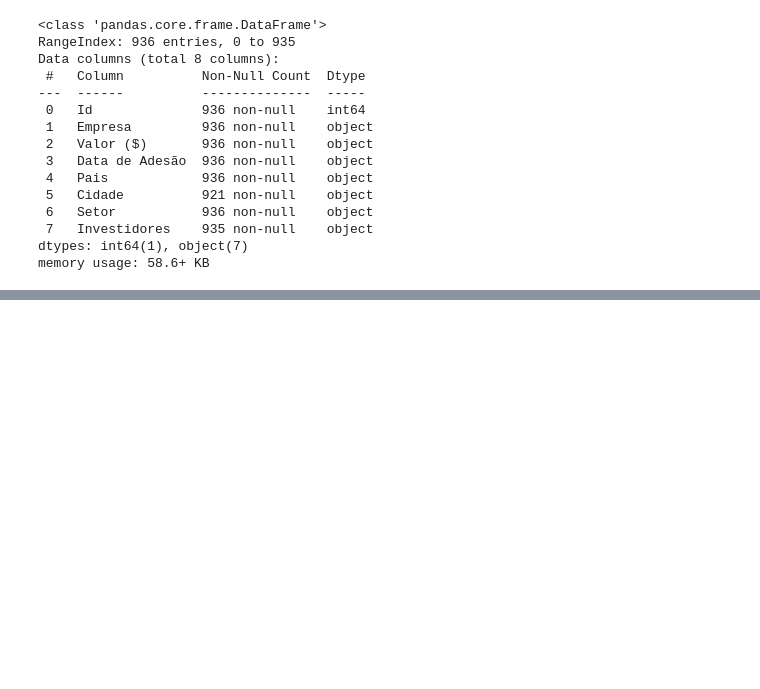
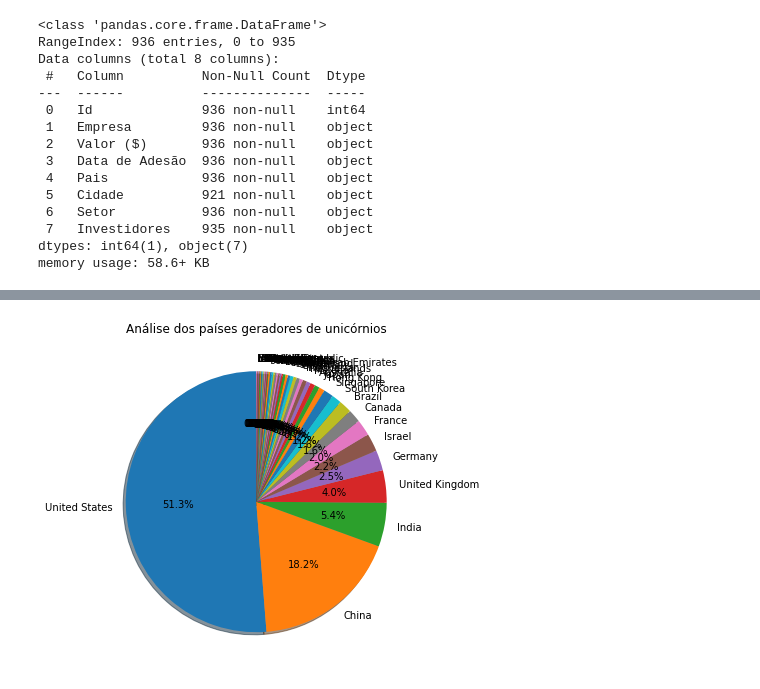
Before and after one commit to Lucas-procopio/Data-Analysis, a Jupyter notebook: Unicorns_case.ipynb, the cells around one changed output, grey strips where cells are left out. Saved outputs shown, nothing was run; the diff lists cells and outputs as text; code cells hidden in the pictures; blank space fills up the shorter version.

```diff
--- a/Unicorns_case.ipynb
+++ b/Unicorns_case.ipynb
@@ -80,0 +175,13 @@ NameError: ignored
+# %%
+# Plot geral of countries
+plt.figure(figsize=(15,6))
+plt.title(f'Análise dos países geradores de unicórnios')
+plt.pie(
+    analise,
+    labels = analise.index,
+    shadow=True,
+    startangle=90,
+    autopct='%1.1f%%'
+);
+# %% [output]
+[figure, added]
```
Also changed, not shown: parts of 16 cells of this notebook.
